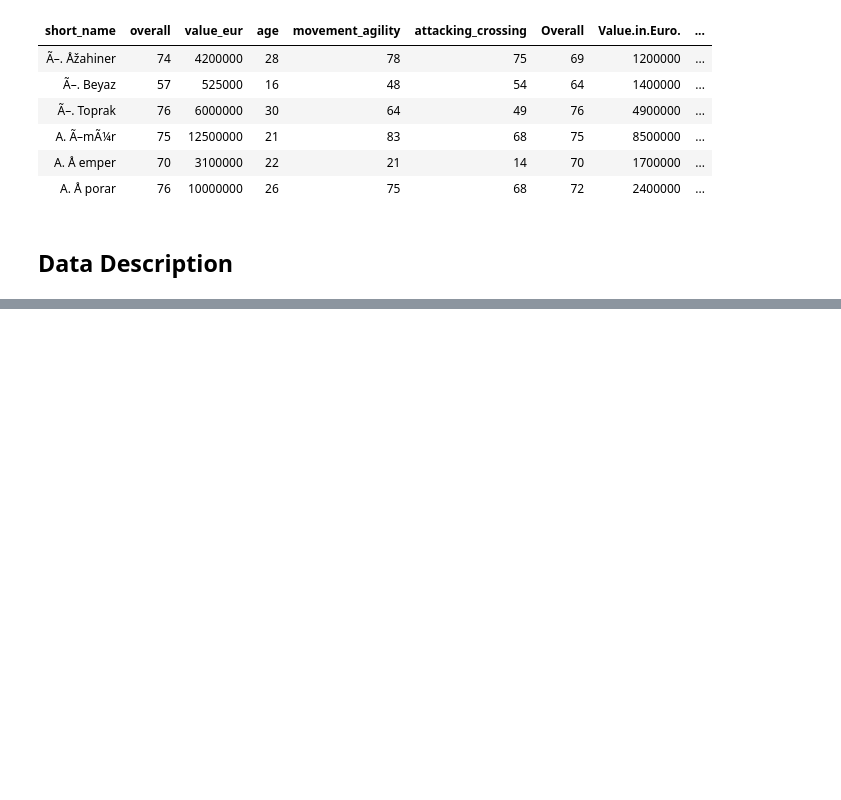
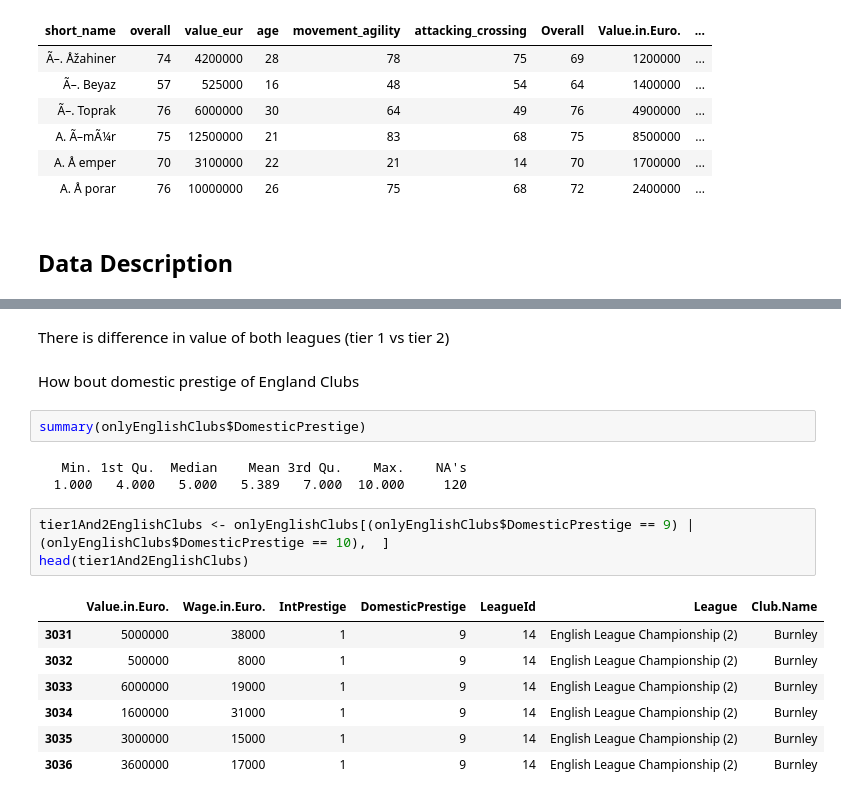
Before and after one commit to YoNG-Zaii/MH3511-FIFA-Analysis, a Jupyter notebook: Data Preparation R.ipynb, the cells around one changed output, grey strips where cells are left out. Drawn from its saved outputs; the diff is of its cells as text; blank space fills up the shorter version.

```diff
--- a/Data Preparation R.ipynb
+++ b/Data Preparation R.ipynb
@@ -194,0 +335,20 @@ dim(players21v23); head(players21v23)
+# %% [markdown]
+There is difference in value of both leagues (tier 1 vs tier 2)
+# %% [markdown]
+How bout domestic prestige of England Clubs
+# %%
+summary(onlyEnglishClubs$DomesticPrestige)
+# %% [output]
+   Min. 1st Qu.  Median    Mean 3rd Qu.    Max.    NA's
+  1.000   4.000   5.000   5.389   7.000  10.000     120
+# %%
+tier1And2EnglishClubs <- onlyEnglishClubs[(onlyEnglishClubs$DomesticPrestige == 9) | (onlyEnglishClubs$DomesticPrestige == 10),  ]
+head(tier1And2EnglishClubs)
+# %% [output]
+|  | Value.in.Euro. | Wage.in.Euro. | IntPrestige | DomesticPrestige | LeagueId | League | Club.Name |
+| 3031 | 5000000 | 38000 | 1 | 9 | 14 | English League Championship (2) | Burnley |
+| 3032 | 500000 | 8000 | 1 | 9 | 14 | English League Championship (2) | Burnley |
+| 3033 | 6000000 | 19000 | 1 | 9 | 14 | English League Championship (2) | Burnley |
+| 3034 | 1600000 | 31000 | 1 | 9 | 14 | English League Championship (2) | Burnley |
+| 3035 | 3000000 | 15000 | 1 | 9 | 14 | English League Championship (2) | Burnley |
+| 3036 | 3600000 | 17000 | 1 | 9 | 14 | English League Championship (2) | Burnley |
```
Also changed, not shown: parts of 23 cells of this notebook, 1 other file.
